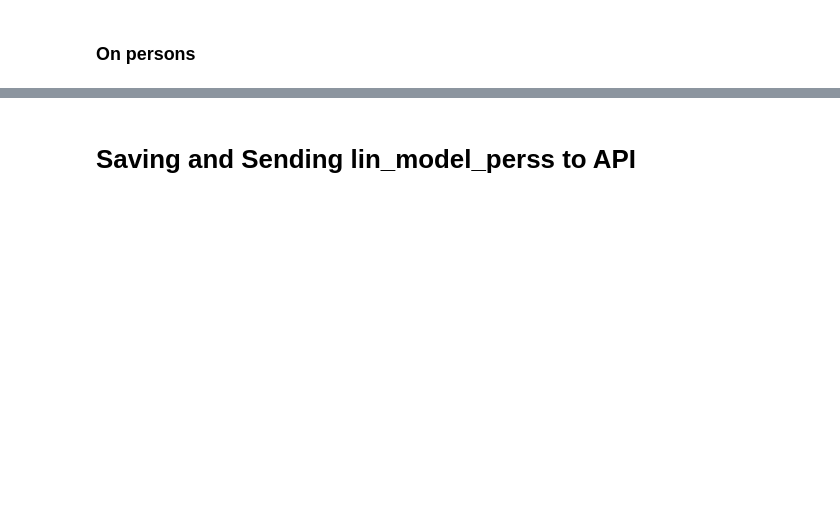
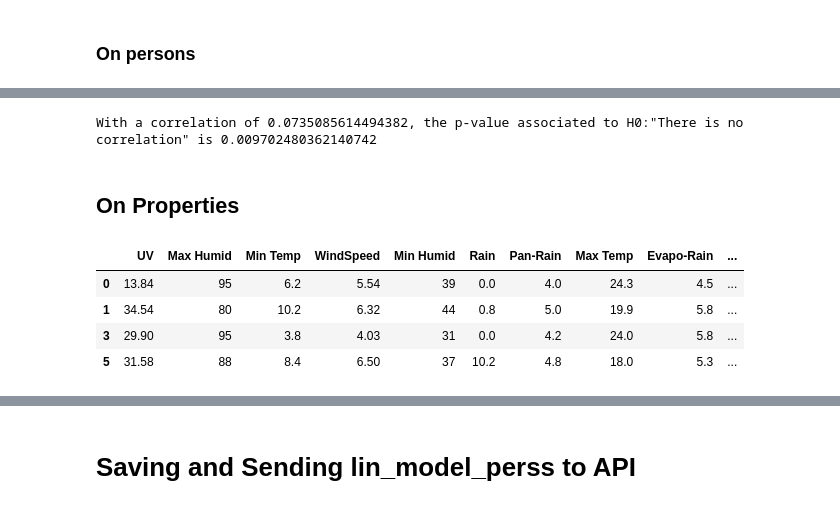
Before and after one commit to jeffphan8816/CloudDataScience, a Jupyter notebook: frontend/crime_vs_weather.ipynb, the cells around one changed output, grey strips where cells are left out. Saved outputs shown, nothing was run; the diff lists cells and outputs as text; code cells hidden in the pictures; blank space fills up the shorter version.

```diff
--- a/frontend/crime_vs_weather.ipynb
+++ b/frontend/crime_vs_weather.ipynb
@@ -93,3 +189,21 @@ df_pers.head(4)
+# %%
+predictor = 'Evapo-Rain'  # 'UV', 'Min Temp', 'Max Temp', 'WindSpeed', 'Min Humid', 'Max Humid', 'Rain', 'Pan-Rain', 'Evapo-Rain'
+r, p_value = pearsonr(df_pers[predictor], df_pers['offence_count'])
+print(f'With a correlation of {r}, the p-value associated to H0:"There is no correlation" is {p_value}')
+# %% [output]
+With a correlation of 0.0735085614494382, the p-value associated to H0:"There is no correlation" is 0.009702480362140742
+# %% [markdown]
+## On Properties
+# %%
+df_pers = df[df['description_1'] == 'OFFENCES AGAINST PROPERTY']
+df_pers = df_pers.drop(columns=['description_1', 'date', 'state'])
+df_pers.head(4)
+# %% [output]
+|  | UV | Max Humid | Min Temp | WindSpeed | Min Humid | Rain | Pan-Rain | Max Temp | Evapo-Rain | ... |
+| 0 | 13.84 | 95 | 6.2 | 5.54 | 39 | 0.0 | 4.0 | 24.3 | 4.5 | ... |
+| 1 | 34.54 | 80 | 10.2 | 6.32 | 44 | 0.8 | 5.0 | 19.9 | 5.8 | ... |
+| 3 | 29.90 | 95 | 3.8 | 4.03 | 31 | 0.0 | 4.2 | 24.0 | 5.8 | ... |
+| 5 | 31.58 | 88 | 8.4 | 6.50 | 37 | 10.2 | 4.8 | 18.0 | 5.3 | ... |
 # %%
 lin_model_pers = LinearRegression()
 lin_model_pers.fit(df_pers.drop(columns='offence_count').values, df_pers['offence_count'])
```
Also changed, not shown: parts of 21 cells of this notebook, 3 other files.
